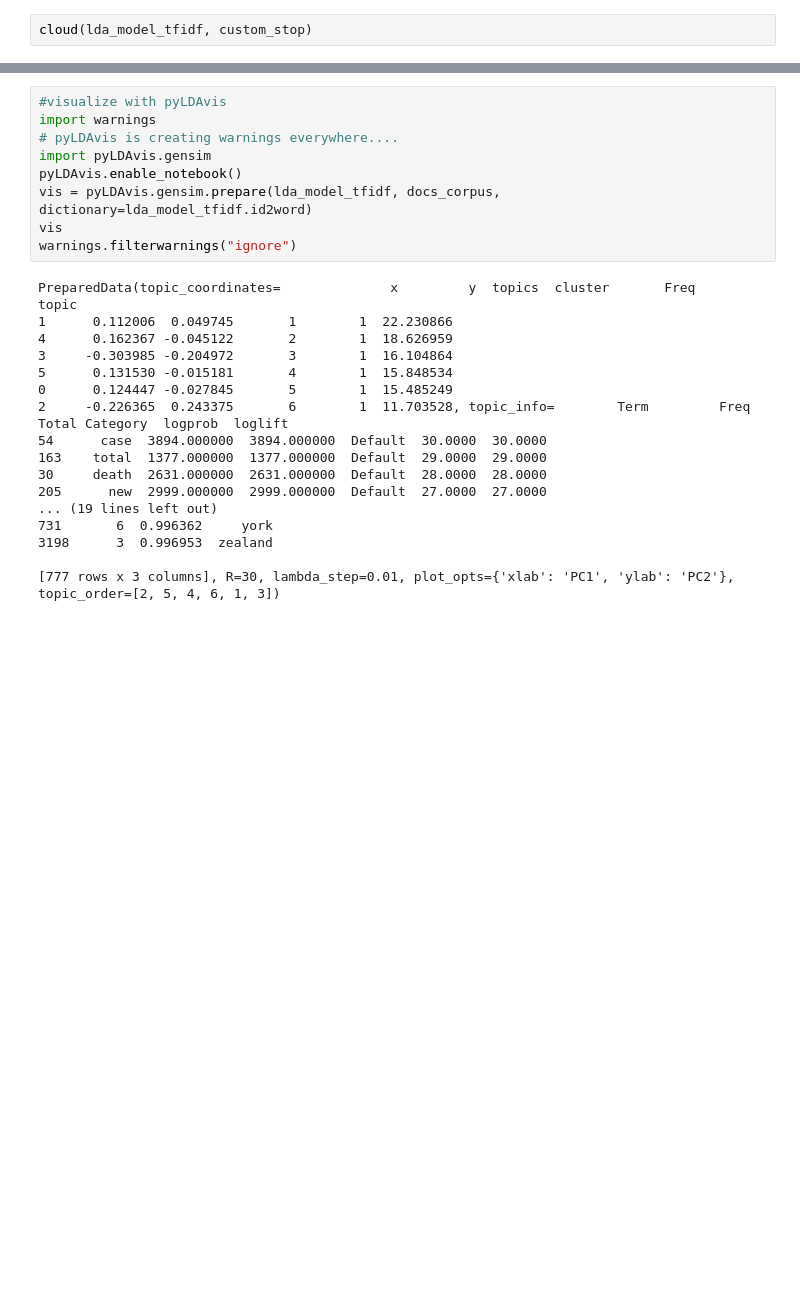
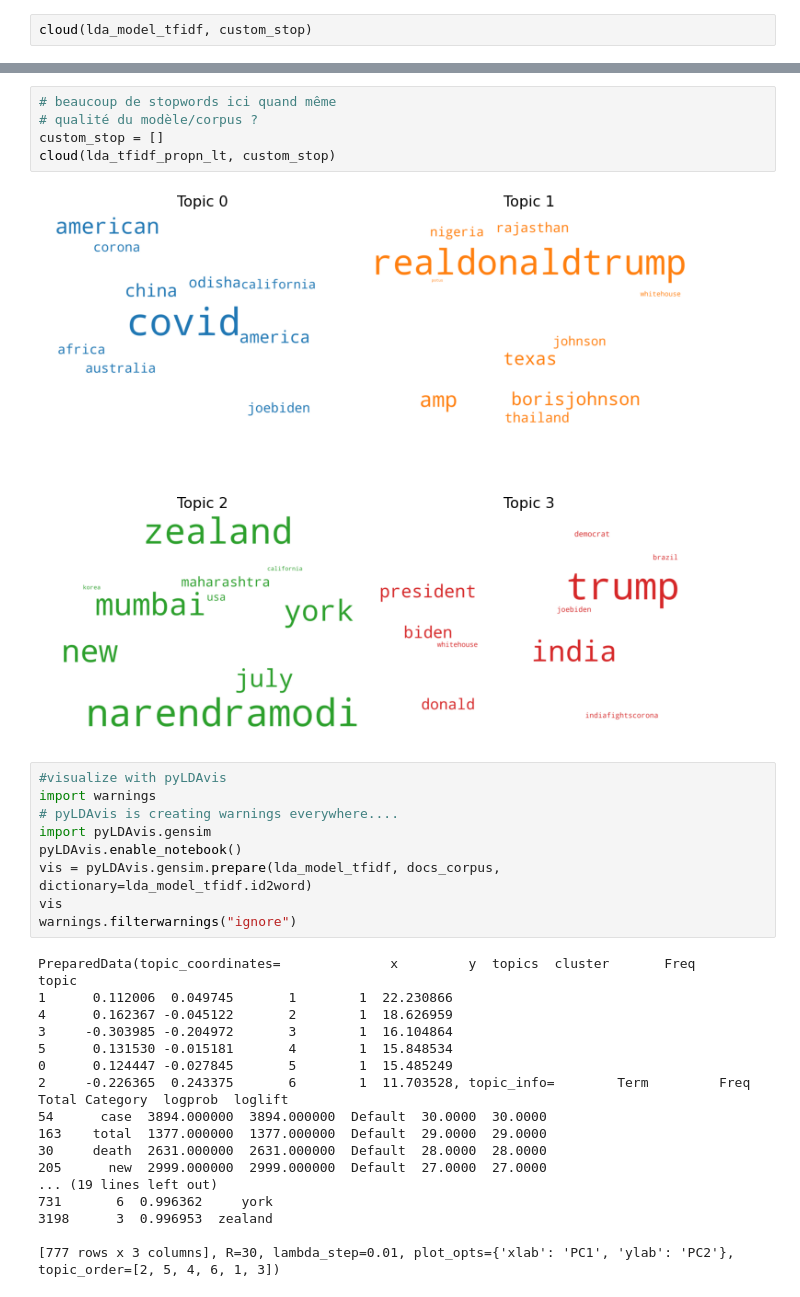
Before and after one commit to pasaunier/FDD_Projet_H, a Jupyter notebook: topic-modeling_saunier.ipynb, the cells around one changed output, grey strips where cells are left out. Cells and saved outputs as stored; diff of their text form; blank space fills up the shorter version.

```diff
--- a/topic-modeling_saunier.ipynb
+++ b/topic-modeling_saunier.ipynb
@@ -577,3 +667,10 @@ cloud(lda_tfidf_propn, custom_stop)
+# %%
+# beaucoup de stopwords ici quand même
+# qualité du modèle/corpus ?
+custom_stop = []
+cloud(lda_tfidf_propn_lt, custom_stop)
+# %% [output]
+[figure, added]
 # %%
 #visualize with pyLDAvis
 import warnings
```
Also changed, not shown: parts of 17 cells of this notebook, 7 other files.
